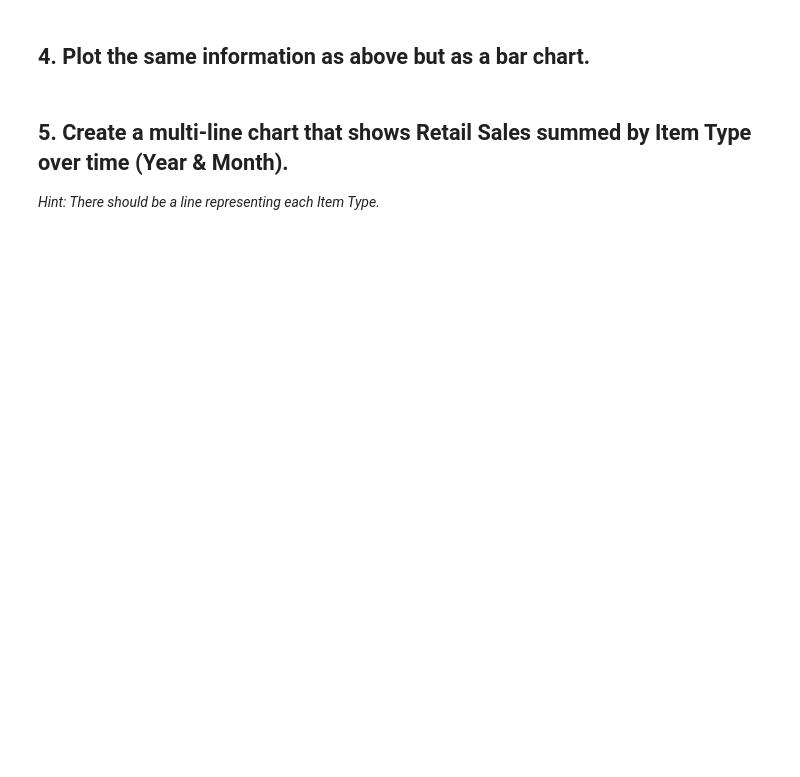
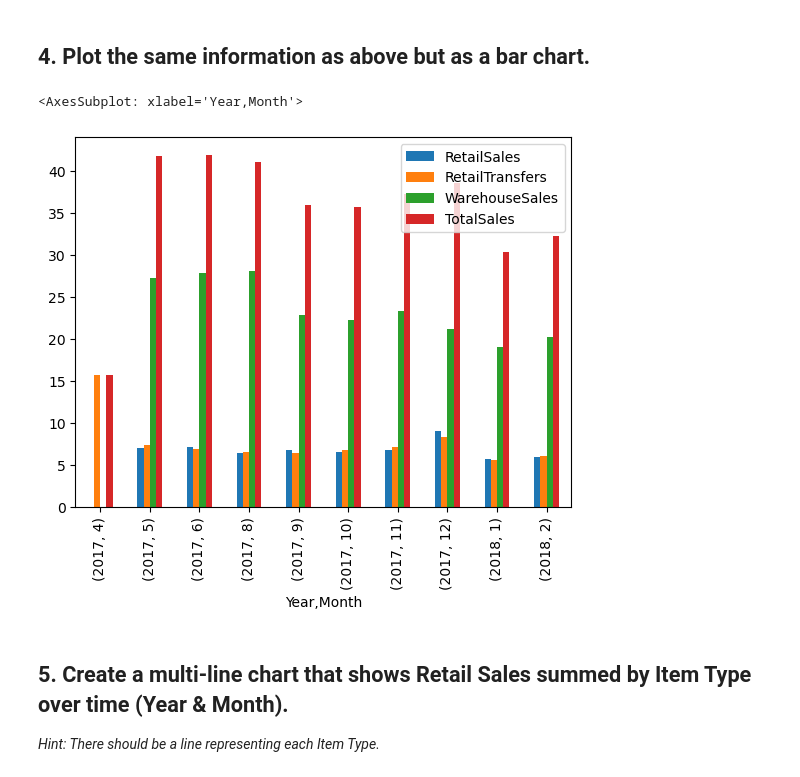
Before and after one commit to marciafof/DAFT_0116_OTALORAMarcia, a Jupyter notebook: module_2/Lab_2_ Plotting-Multiple-Data-Series/main.ipynb, the cells around one changed output. Cells and saved outputs as stored; diff of their text form; code cells hidden in the pictures; blank space fills up the shorter version.

```diff
--- a/module_2/Lab_2_ Plotting-Multiple-Data-Series/main.ipynb
+++ b/module_2/Lab_2_ Plotting-Multiple-Data-Series/main.ipynb
@@ -87,5 +111,10 @@ plotdata
 # %% [markdown]
 ## 4. Plot the same information as above but as a bar chart.
+# %%
+plot_data.plot(kind="bar")
+# %% [output]
+<AxesSubplot: xlabel='Year,Month'>
+[figure, added]
 # %% [markdown]
 ## 5. Create a multi-line chart that shows Retail Sales summed by Item Type over time (Year & Month).
 
```
Also changed, not shown: parts of 9 cells of this notebook.
